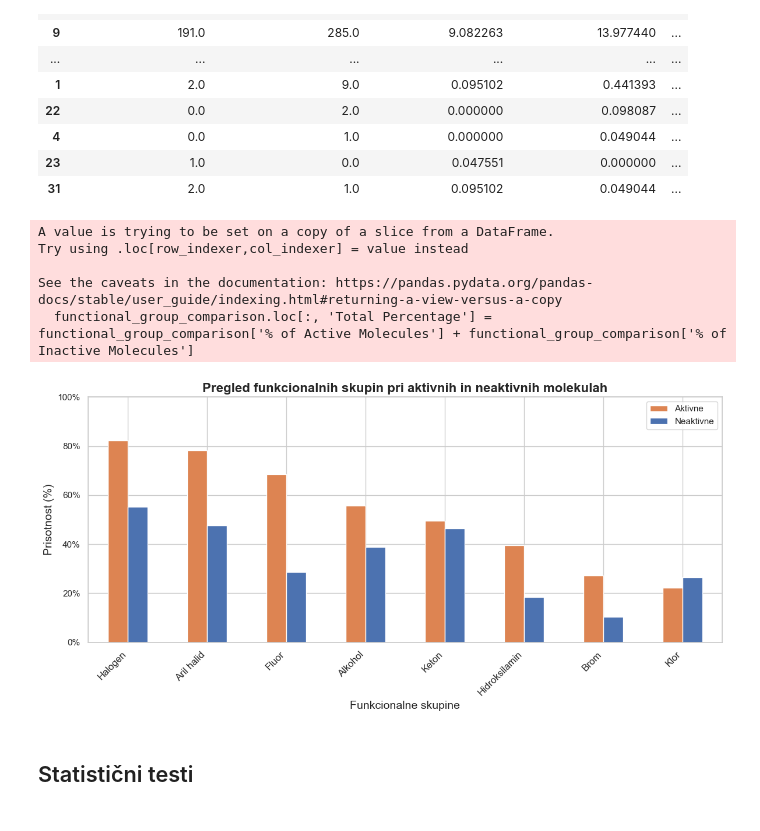
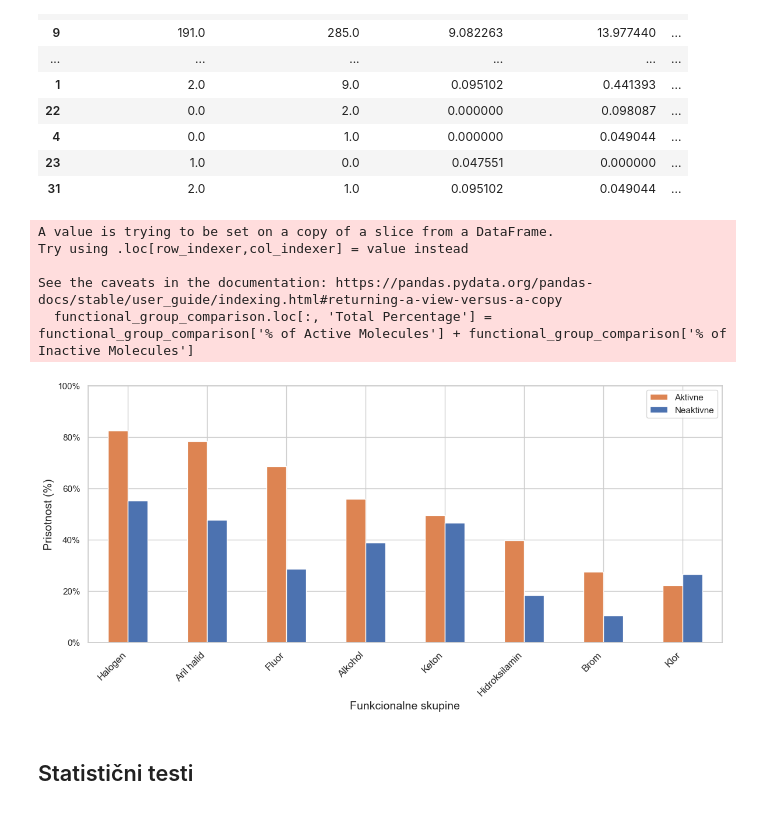
Before and after one commit to samo-n/ML-in-IDO1-drug-discovery, a Jupyter notebook: dir2/__1_3_analize_in_vizualizacije.ipynb, the cells around one changed output. Cells and saved outputs as stored; diff of their text form; code cells hidden in the pictures.

```diff
--- a/dir2/__1_3_analize_in_vizualizacije.ipynb
+++ b/dir2/__1_3_analize_in_vizualizacije.ipynb
@@ -802,35 +802,35 @@ if not filtered_data.empty:
 
     # Get seaborn color palette
     palette = sns.color_palette()
 
     # Prepare the plot
     ax = filtered_data[['% of Active Molecules', '% of Inactive Molecules']] \
         .set_index(filtered_data['Functional Group']) \
         .plot(kind='bar', figsize=(12, 6), color=[palette[1], palette[0]])
 
     # Titles and labels
-    plt.title("Pregled funkcionalnih skupin pri aktivnih in neaktivnih molekulah", fontsize=16, fontweight='bold')
+    # plt.title("Pregled funkcionalnih skupin pri aktivnih in neaktivnih molekulah", fontsize=16, fontweight='bold')
     plt.xlabel("Funkcionalne skupine", fontsize=14)
     plt.ylabel("Prisotnost (%)", fontsize=14)
     ax.set_ylim(0, 100)  # Limit Y-axis from 0% to 100%
     ax.yaxis.set_major_formatter(plt.FuncFormatter(lambda y, _: f'{y:.0f}%'))  # Format Y-axis as percentages
 
     # Add legend and improve layout
     plt.legend(["Aktivne", "Neaktivne"])
     plt.xticks(rotation=45, ha="right", fontsize=12)
     plt.tight_layout()
 
     # Show plot
     plt.show()
 else:
     print("Ni funkcionalnih skupin s skupnim odstotkom nad 25% in statistično razliko 1.")
 # %% [output]
 A value is trying to be set on a copy of a slice from a DataFrame.
 Try using .loc[row_indexer,col_indexer] = value instead
 
 See the caveats in the documentation: https://pandas.pydata.org/pandas-docs/stable/user_guide/indexing.html#returning-a-view-versus-a-copy
   functional_group_comparison.loc[:, 'Total Percentage'] = functional_group_comparison['% of Active Molecules'] + functional_group_comparison['% of Inactive Molecules']
-[figure, old version]
+[figure, new version]
 # %% [markdown]
 ##
 ## Statistični testi
```
